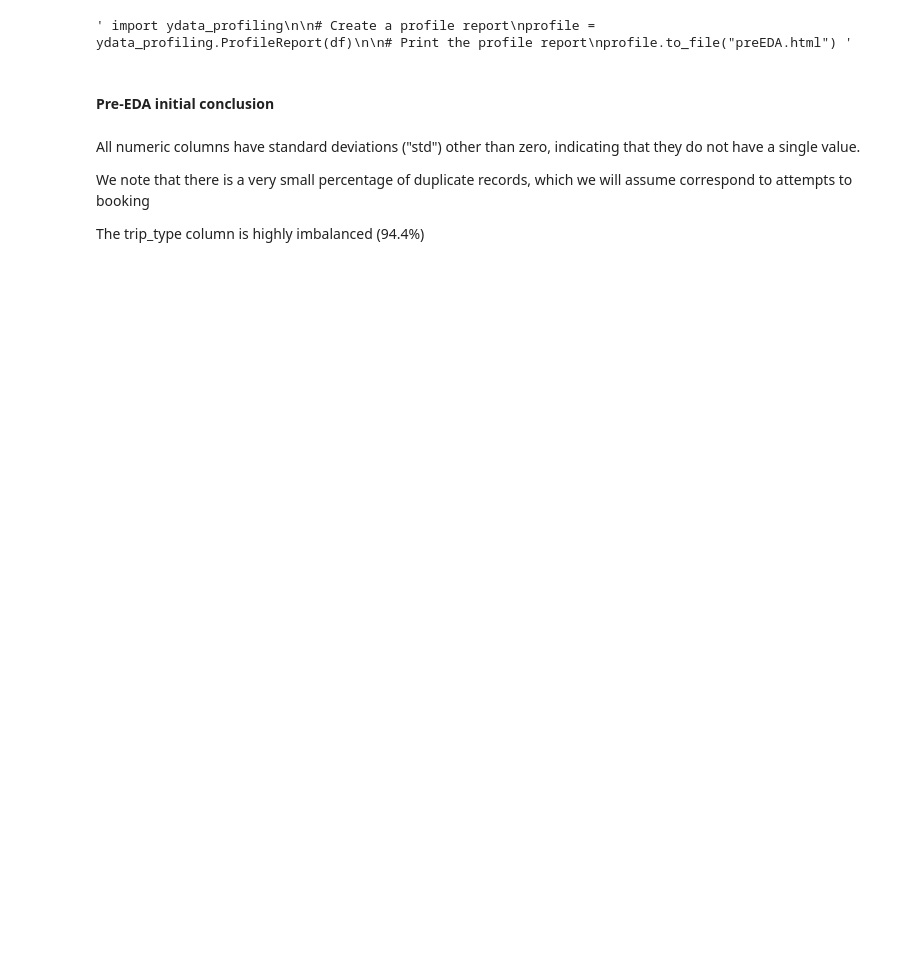
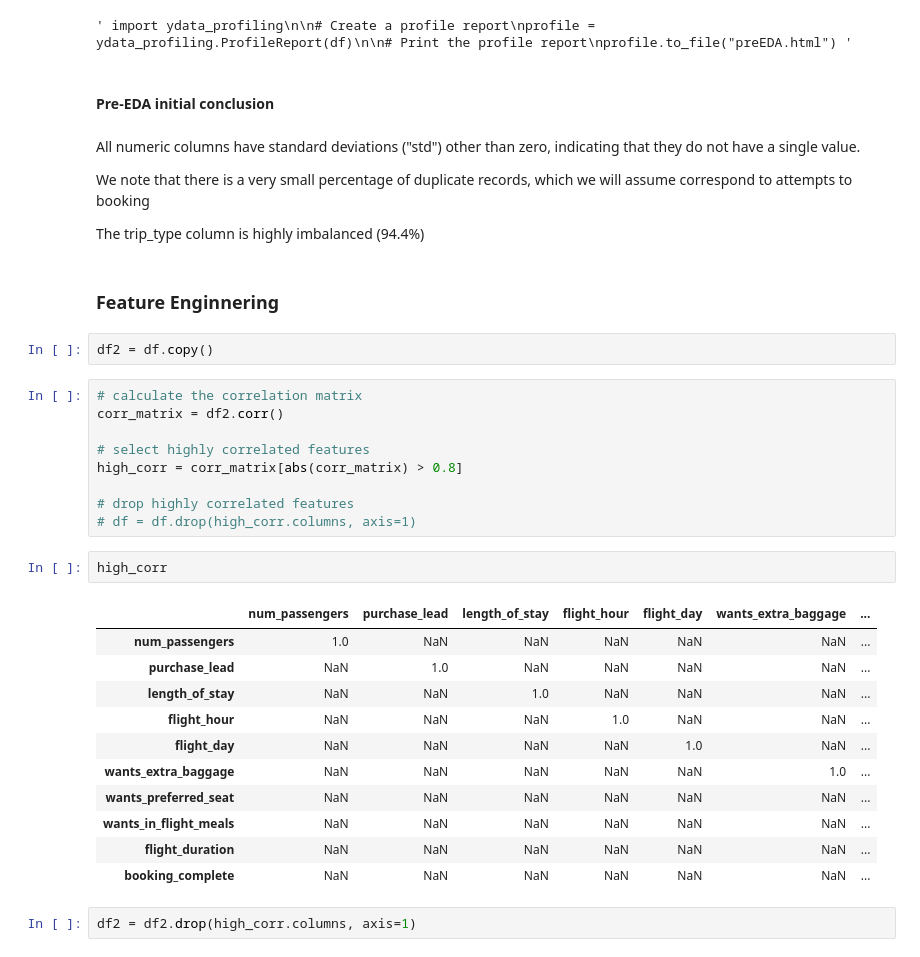
Before and after one commit to dasanmiguelv/supervised-machine-learning, a Jupyter notebook: behaviour-buying/Getting Started.ipynb, the cells around one changed output. Cells and saved outputs as stored; diff of their text form; blank space fills up the shorter version.

Commit message:
Some feature enginnering

```diff
--- a/behaviour-buying/Getting Started.ipynb
+++ b/behaviour-buying/Getting Started.ipynb
@@ -121,3 +121,32 @@ All numeric columns have standard deviations ("std") other than zero, indicating
 We note that there is a very small percentage of duplicate records, which we will assume correspond to attempts to booking
 
 The trip_type column is highly imbalanced (94.4%)
+# %% [markdown]
+### Feature Enginnering
+# %%
+df2 = df.copy()
+# %%
+# calculate the correlation matrix
+corr_matrix = df2.corr()
+
+# select highly correlated features
+high_corr = corr_matrix[abs(corr_matrix) > 0.8]
+
+# drop highly correlated features
+# df = df.drop(high_corr.columns, axis=1)
+# %%
+high_corr
+# %% [output]
+|  | num_passengers | purchase_lead | length_of_stay | flight_hour | flight_day | wants_extra_baggage | ... |
+| num_passengers | 1.0 | NaN | NaN | NaN | NaN | NaN | ... |
+| purchase_lead | NaN | 1.0 | NaN | NaN | NaN | NaN | ... |
+| length_of_stay | NaN | NaN | 1.0 | NaN | NaN | NaN | ... |
+| flight_hour | NaN | NaN | NaN | 1.0 | NaN | NaN | ... |
+| flight_day | NaN | NaN | NaN | NaN | 1.0 | NaN | ... |
+| wants_extra_baggage | NaN | NaN | NaN | NaN | NaN | 1.0 | ... |
+| wants_preferred_seat | NaN | NaN | NaN | NaN | NaN | NaN | ... |
+| wants_in_flight_meals | NaN | NaN | NaN | NaN | NaN | NaN | ... |
+| flight_duration | NaN | NaN | NaN | NaN | NaN | NaN | ... |
+| booking_complete | NaN | NaN | NaN | NaN | NaN | NaN | ... |
+# %%
+df2 = df2.drop(high_corr.columns, axis=1)
```
Also changed, not shown: parts of 5 cells of this notebook.
